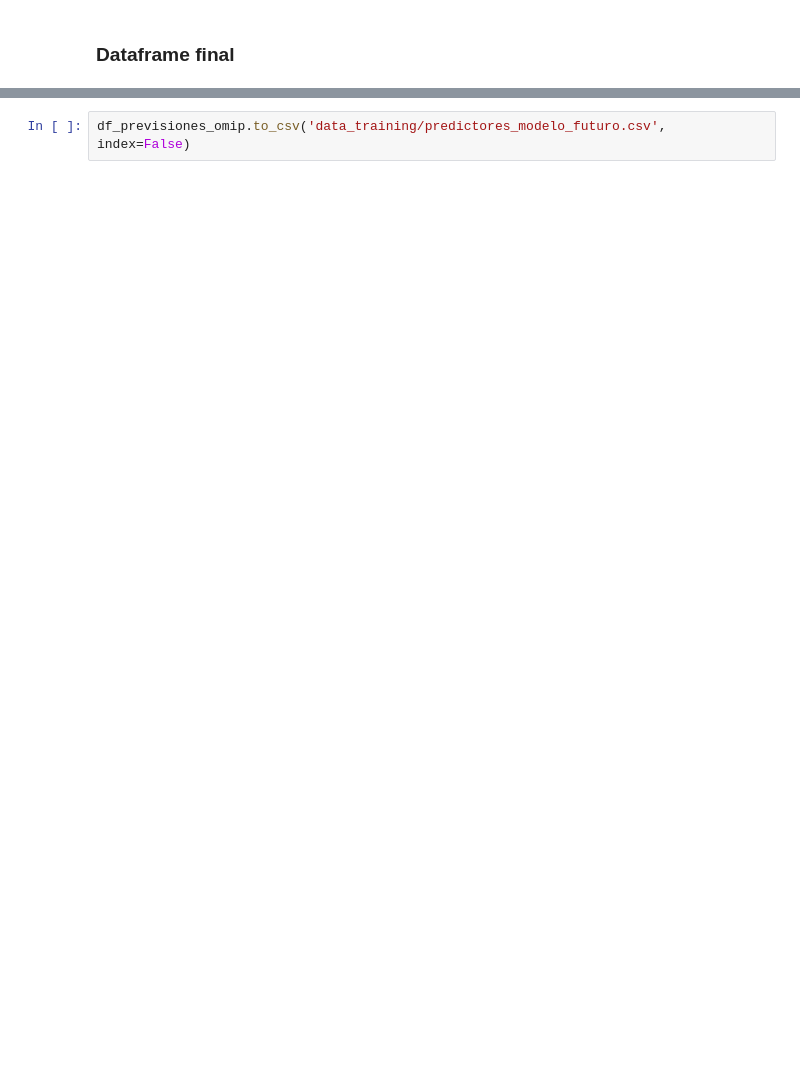
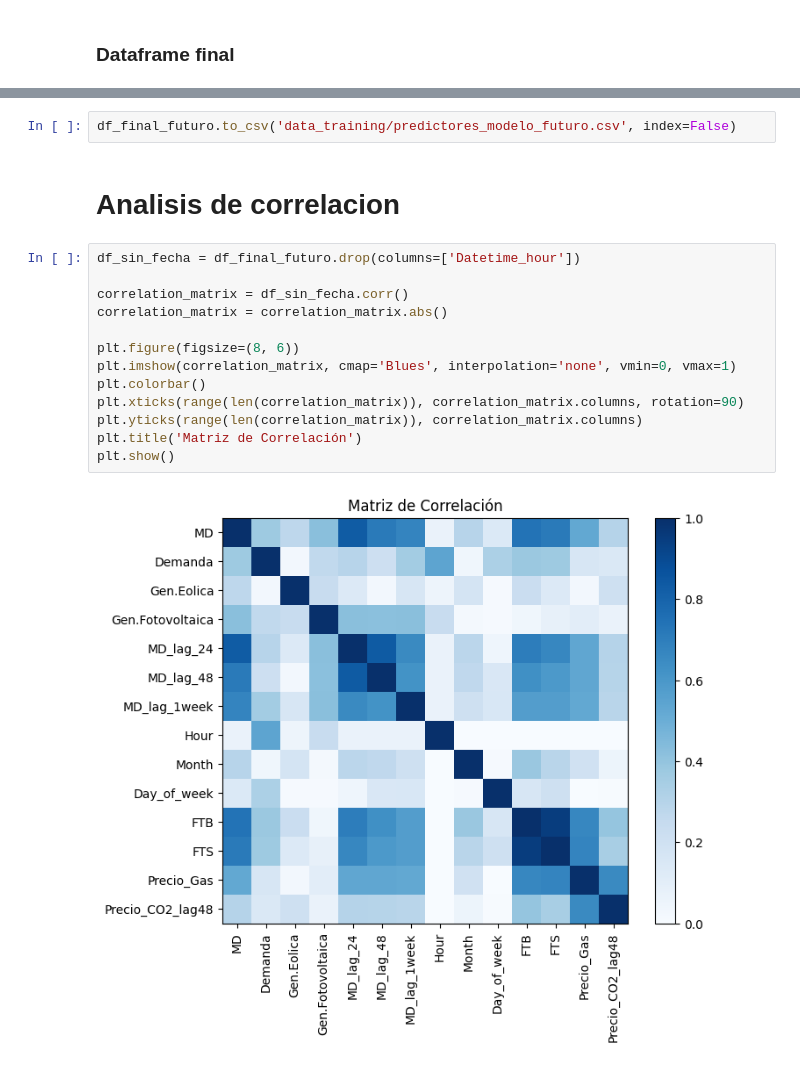
Before and after one commit to JaimeNavs9/proyecto_prediccion_MD, a Jupyter notebook: preparacion_datos.ipynb, the cells around one changed output, grey strips where cells are left out. Cells and saved outputs as stored; diff of their text form; blank space fills up the shorter version.

```diff
--- a/preparacion_datos.ipynb
+++ b/preparacion_datos.ipynb
@@ -373,2 +467,19 @@ None
 # %%
-df_previsiones_omip.to_csv('data_training/predictores_modelo_futuro.csv', index=False)
+df_final_futuro.to_csv('data_training/predictores_modelo_futuro.csv', index=False)
+# %% [markdown]
+# Analisis de correlacion
+# %%
+df_sin_fecha = df_final_futuro.drop(columns=['Datetime_hour'])
+
+correlation_matrix = df_sin_fecha.corr()
+correlation_matrix = correlation_matrix.abs()
+
+plt.figure(figsize=(8, 6))
+plt.imshow(correlation_matrix, cmap='Blues', interpolation='none', vmin=0, vmax=1)
+plt.colorbar()
+plt.xticks(range(len(correlation_matrix)), correlation_matrix.columns, rotation=90)
+plt.yticks(range(len(correlation_matrix)), correlation_matrix.columns)
+plt.title('Matriz de Correlación')
+plt.show()
+# %% [output]
+[figure, added]
```
Also changed, not shown: parts of 10 cells of this notebook, 7 other files.
